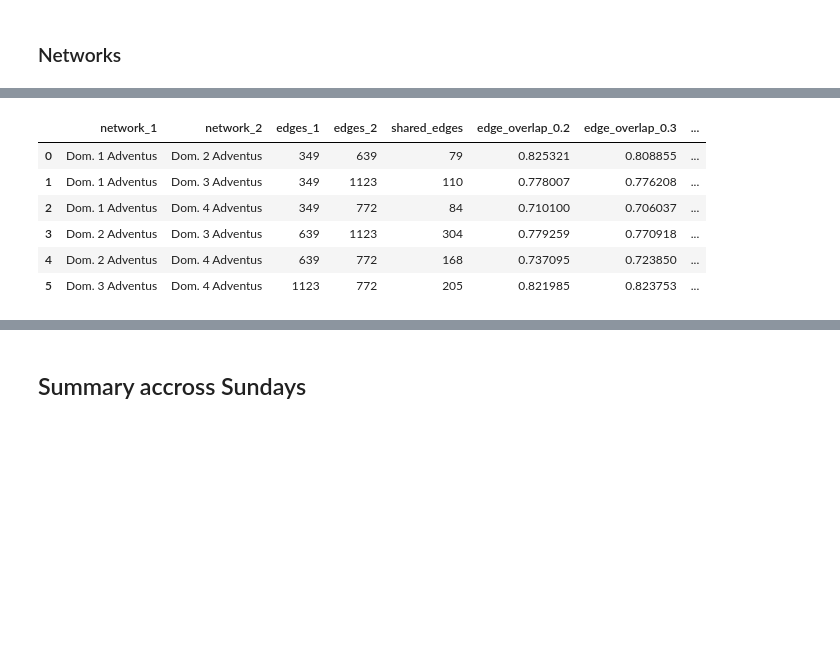
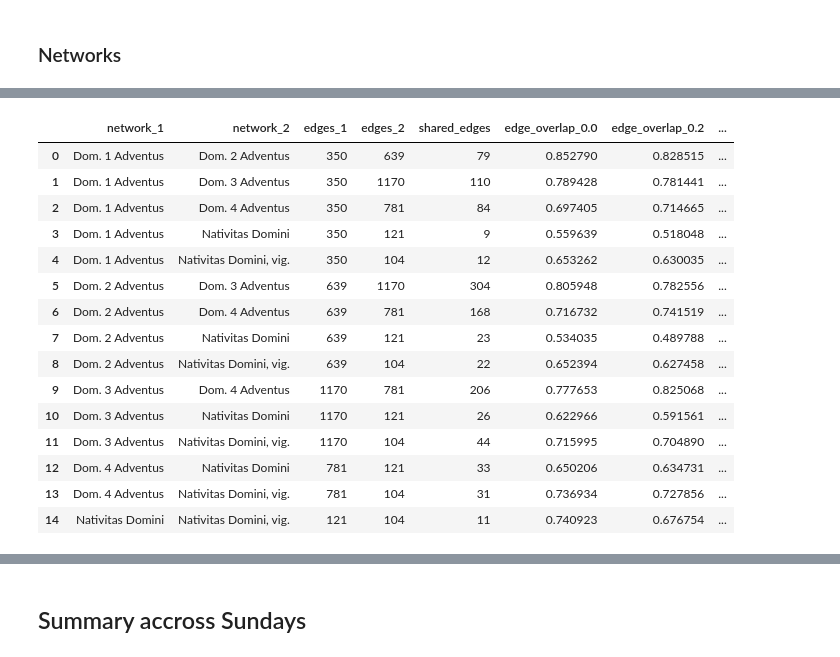
Before and after one commit to DvorakovaA/ChantNets, a Jupyter notebook: experiments/advent_sundays.ipynb, the cells around one changed output, grey strips where cells are left out. Cells and saved outputs as stored; diff of their text form; code cells hidden in the pictures; blank space fills up the shorter version.

```diff
--- a/experiments/advent_sundays.ipynb
+++ b/experiments/advent_sundays.ipynb
@@ -136,13 +157,13 @@ Dom. 4 Adventus Matins: 2311 chants, 122 sources
 # %%
 import networkx as nx
 # %%
-advent_sundays_nets = {}
-for i in range(1, 5):
-    feast = f'Dom. {i} Adventus'
-    feast_corpus = advent_sundays_corpora[feast]
+advent_nets = {}
+
+for feast, feast_corpus in advent_corpora.items():
     G = utils.build_feast_network(feast_corpus, feast)
-    advent_sundays_nets[feast] = G
+    advent_nets[feast] = G
+
     print(f'{feast}: {G.number_of_nodes()} nodes, {G.number_of_edges()} edges')
-    # Save the network
+
     nx.write_edgelist(G, f'nets/{feast}_network.edgelist')
 # %% [output]
@@ -153,11 +176,11 @@ Dom. 4 Adventus: 251 nodes, 14066 edges
 # %%
-advent_sundays_lauds_nets = {}
-for i in range(1, 5):
-    feast = f'Dom. {i} Adventus'
-    feast_corpus = advent_sundays_lauds_corpora[feast]
+advent_lauds_nets = {}
+
+for feast, feast_corpus in advent_sundays_lauds_corpora.items():
     G = utils.build_feast_network(feast_corpus, feast)
-    advent_sundays_lauds_nets[feast] = G
-    print(f'{feast}: {G.number_of_nodes()} nodes, {G.number_of_edges()} edges')
-    # Save the network
+    advent_lauds_nets[feast] = G
+
+    print(f'{feast} Lauds: {G.number_of_nodes()} nodes, {G.number_of_edges()} edges')
+
     nx.write_edgelist(G, f'nets/{feast}_lauds_network.edgelist')
 # %% [output]
@@ -354,12 +407,21 @@ comparison_df
 # %%
-comparison_df = compare_edgewise_networks(advent_sundays_lauds_nets, THRESHOLDS)
-comparison_df
+lauds_df = compare_edgewise_networks(advent_lauds_nets, THRESHOLDS)
+lauds_df
 # %% [output]
-|  | network_1 | network_2 | edges_1 | edges_2 | shared_edges | edge_overlap_0.2 | edge_overlap_0.3 | ... |
-| 0 | Dom. 1 Adventus | Dom. 2 Adventus | 349 | 639 | 79 | 0.825321 | 0.808855 | ... |
-| 1 | Dom. 1 Adventus | Dom. 3 Adventus | 349 | 1123 | 110 | 0.778007 | 0.776208 | ... |
-| 2 | Dom. 1 Adventus | Dom. 4 Adventus | 349 | 772 | 84 | 0.710100 | 0.706037 | ... |
-| 3 | Dom. 2 Adventus | Dom. 3 Adventus | 639 | 1123 | 304 | 0.779259 | 0.770918 | ... |
-| 4 | Dom. 2 Adventus | Dom. 4 Adventus | 639 | 772 | 168 | 0.737095 | 0.723850 | ... |
-| 5 | Dom. 3 Adventus | Dom. 4 Adventus | 1123 | 772 | 205 | 0.821985 | 0.823753 | ... |
+|  | network_1 | network_2 | edges_1 | edges_2 | shared_edges | edge_overlap_0.0 | edge_overlap_0.2 | ... |
+| 0 | Dom. 1 Adventus | Dom. 2 Adventus | 350 | 639 | 79 | 0.852790 | 0.828515 | ... |
+| 1 | Dom. 1 Adventus | Dom. 3 Adventus | 350 | 1170 | 110 | 0.789428 | 0.781441 | ... |
+| 2 | Dom. 1 Adventus | Dom. 4 Adventus | 350 | 781 | 84 | 0.697405 | 0.714665 | ... |
+| 3 | Dom. 1 Adventus | Nativitas Domini | 350 | 121 | 9 | 0.559639 | 0.518048 | ... |
+| 4 | Dom. 1 Adventus | Nativitas Domini, vig. | 350 | 104 | 12 | 0.653262 | 0.630035 | ... |
+| 5 | Dom. 2 Adventus | Dom. 3 Adventus | 639 | 1170 | 304 | 0.805948 | 0.782556 | ... |
+| 6 | Dom. 2 Adventus | Dom. 4 Adventus | 639 | 781 | 168 | 0.716732 | 0.741519 | ... |
+| 7 | Dom. 2 Adventus | Nativitas Domini | 639 | 121 | 23 | 0.534035 | 0.489788 | ... |
+| 8 | Dom. 2 Adventus | Nativitas Domini, vig. | 639 | 104 | 22 | 0.652394 | 0.627458 | ... |
+| 9 | Dom. 3 Adventus | Dom. 4 Adventus | 1170 | 781 | 206 | 0.777653 | 0.825068 | ... |
+| 10 | Dom. 3 Adventus | Nativitas Domini | 1170 | 121 | 26 | 0.622966 | 0.591561 | ... |
+| 11 | Dom. 3 Adventus | Nativitas Domini, vig. | 1170 | 104 | 44 | 0.715995 | 0.704890 | ... |
+| 12 | Dom. 4 Adventus | Nativitas Domini | 781 | 121 | 33 | 0.650206 | 0.634731 | ... |
+| 13 | Dom. 4 Adventus | Nativitas Domini, vig. | 781 | 104 | 31 | 0.736934 | 0.727856 | ... |
+| 14 | Nativitas Domini | Nativitas Domini, vig. | 121 | 104 | 11 | 0.740923 | 0.676754 | ... |
 # %%
```
Also changed, not shown: parts of 24 cells of this notebook, 33 other files.
